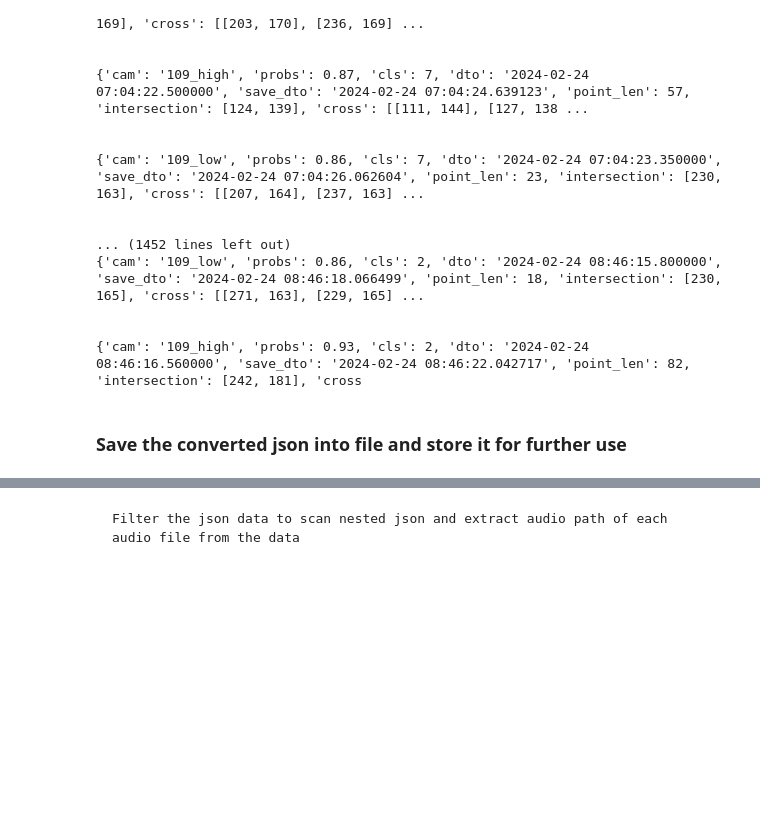
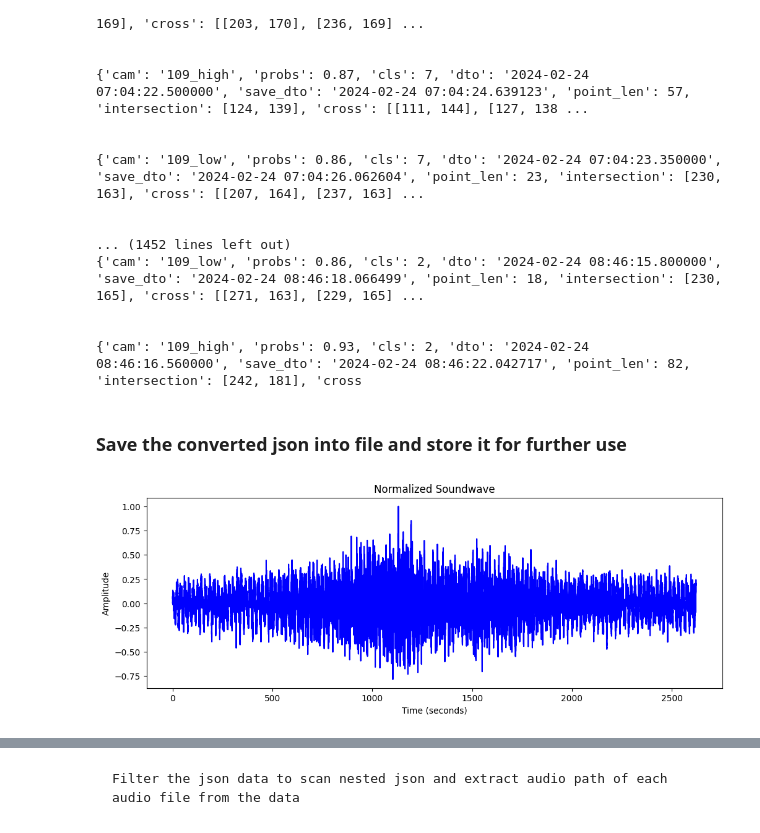
Before and after one commit to bprakashputta/Audio-Classification-Model-for-Vehicle-Identification, a Jupyter notebook: project_file.ipynb, the cells around one changed output, grey strips where cells are left out. Drawn from its saved outputs; the diff is of its cells as text; code cells hidden in the pictures; blank space fills up the shorter version.

```diff
--- a/project_file.ipynb
+++ b/project_file.ipynb
@@ -51,27 +51,29 @@ output_file = 'traffic_data/snd/2024-02-24_h/input_data.json'
 with open(output_file, 'w') as output_file:
     json.dump(json_data, output_file)
 # %%
-# import librosa
-# import matplotlib.pyplot as plt
+import librosa
+import matplotlib.pyplot as plt
 
-# def plot_soundwave(audio_path, duration=None):
-#     # Load the audio file
-#     y, sr = librosa.load(audio_path, sr=None, duration=duration)
+def plot_soundwave(audio_path, duration=None):
+    # Load the audio file
+    y, sr = librosa.load(audio_path, sr=None, duration=duration)
 
-#     # Normalize the audio waveform
-#     y_normalized = librosa.util.normalize(y)
+    # Normalize the audio waveform
+    y_normalized = librosa.util.normalize(y)
 
-#     # Calculate the time array
-#     time = librosa.times_like(y_normalized, sr=sr)
+    # Calculate the time array
+    time = librosa.times_like(y_normalized, sr=sr)
 
-#     # Plot the waveform
-#     plt.figure(figsize=(12, 4))
-#     plt.plot(time, y_normalized, color='b')
-#     plt.xlabel('Time (seconds)')
-#     plt.ylabel('Amplitude')
-#     plt.title('Normalized Soundwave')
-#     plt.show()
+    # Plot the waveform
+    plt.figure(figsize=(12, 4))
+    plt.plot(time, y_normalized, color='b')
+    plt.xlabel('Time (seconds)')
+    plt.ylabel('Amplitude')
+    plt.title('Normalized Soundwave')
+    plt.show()
 # %%
-# audio_path = './traffic_data/snd/2024-02-24_h/120200_930000_.mp3'
-# plot_soundwave(audio_path)
+audio_path = './traffic_data/snd/2024-02-24_h/120200_930000_.mp3'
+plot_soundwave(audio_path)
+# %% [output]
+[figure, added]
 # %%
```
Also changed, not shown: parts of 6 cells of this notebook.
